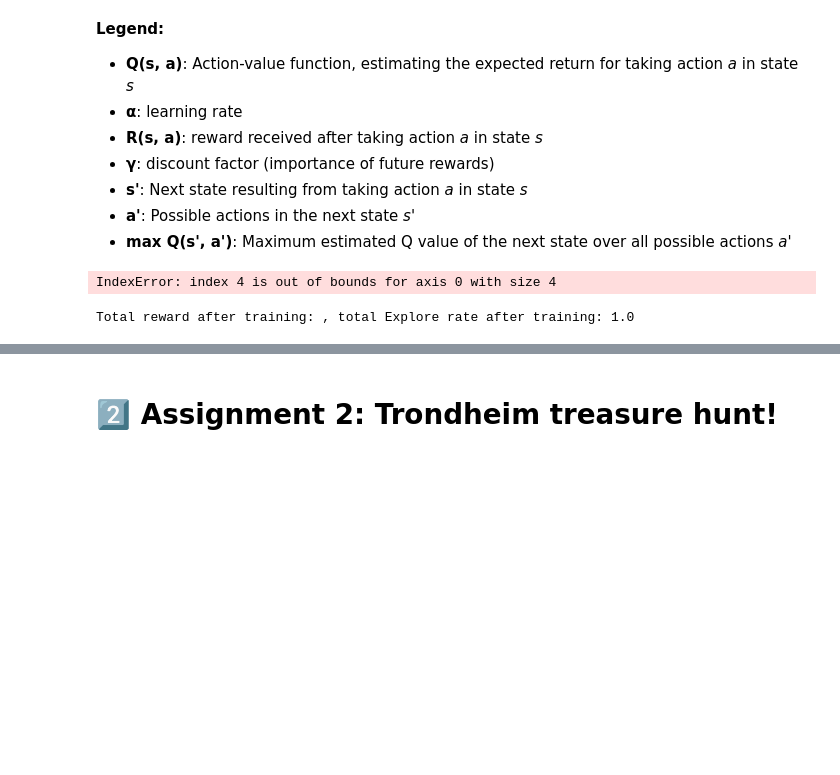
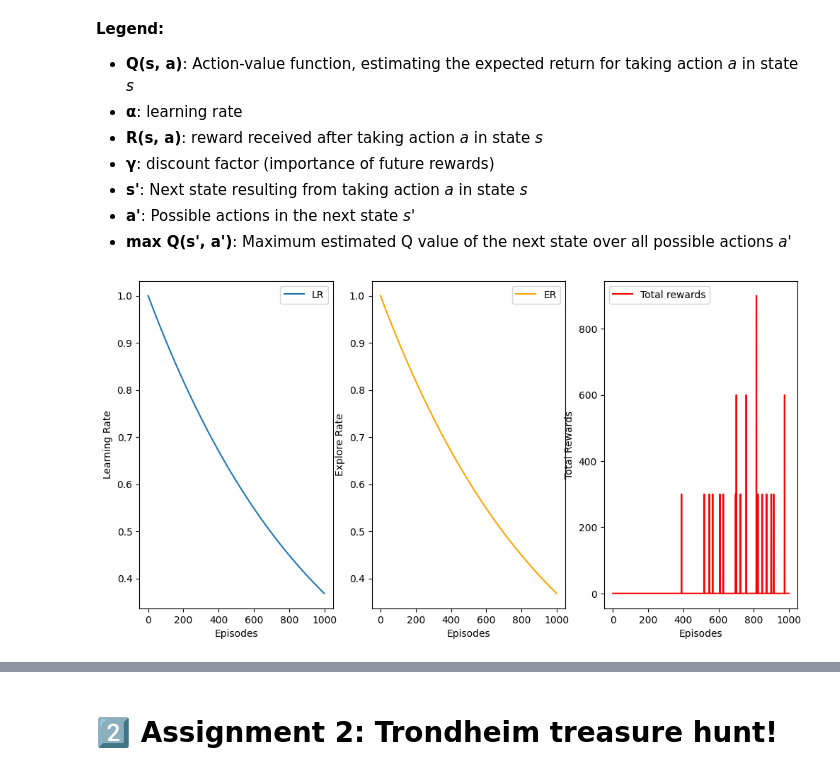
Before and after one commit to fjhanevo/TDT4172, a Jupyter notebook: Assignment3/Project3_RL.ipynb, the cells around one changed output, grey strips where cells are left out. Cells and saved outputs as stored; diff of their text form; code cells hidden in the pictures; blank space fills up the shorter version.

Commit message:
changed helpers and training function, added some plots

```diff
--- a/Assignment3/Project3_RL.ipynb
+++ b/Assignment3/Project3_RL.ipynb
@@ -671,9 +671,9 @@ def update_learning_rate(episode, MIN_LEARNING_RATE=0.1, DECAY_RATE=0.001):
 
 # returns an action based on current state, explore rate and Q table
 def update_action(env, state, explore_rate, Q):
-    if np.random.rand() < explore_rate:
+    if random.uniform(0,1) > explore_rate:
         # explore step, random action
-        return np.random.randint(4)
+        return env.action_space.sample()
     else:
         # exploit step, return best action
         return np.argmax(Q[state])
@@ -684,9 +684,9 @@ def update_action(env, state, explore_rate, Q):
 
 # YOUR CODE GOES HERE: replace None with your values
 GAMMA_test = 0.98
-NUM_EPISODES_test = 10000
-MIN_EXPLORE_RATE_test = 0.5
-MIN_LEARNING_RATE_test = 0.1
+NUM_EPISODES_test = 1000
+MIN_EXPLORE_RATE_test = 0.01
+MIN_LEARNING_RATE_test = 0.05
 STEP_SIZE_TEST = 100
 # %% [markdown]
 ## 🐤 Now use Q learning to learn the Q table
@@ -776,17 +759,32 @@ def train_Qtable(Qtable, env, episodes, max_steps, gamma):
 # %%
-Q_trained_test, all_rewards = train_Qtable(
+Q_trained_test, stats = train_Qtable(
     Q_test,
     tmp_env,
     NUM_EPISODES_test,
     STEP_SIZE_TEST,
     GAMMA_test
 )
-# %% [output]
-IndexError: index 4 is out of bounds for axis 0 with size 4
-# %%
-print(f"Total reward after training: , total Explore rate after training: {explore_rate}")
-# %% [output]
-Total reward after training: , total Explore rate after training: 1.0
+# %%
+fig, ax = plt.subplots(1,3,figsize=(12,6))
+episodes = [s['episode'] for s in stats]
+lr = [s['learning_rate'] for s in stats]
+er = [s['explore_rate'] for s in stats]
+rewards = [s['total_reward'] for s in stats]
+ax[0].plot(episodes, lr, label='LR')
+ax[0].set_xlabel("Episodes")
+ax[0].set_ylabel("Learning Rate")
+ax[0].legend()
+ax[1].plot(episodes, er, c='orange',label='ER')
+ax[1].set_xlabel("Episodes")
+ax[1].set_ylabel("Explore Rate")
+ax[1].legend()
+ax[2].plot(episodes, rewards, c='red', label='Total rewards')
+ax[2].set_xlabel("Episodes")
+ax[2].set_ylabel("Total Rewards")
+ax[2].legend()
+plt.show()
+# %% [output]
+[figure, added]
 # %%
 # now we show one episode
 # yellow spot should be able to find black spot here
```
Also changed, not shown: parts of 2 cells of this notebook.
